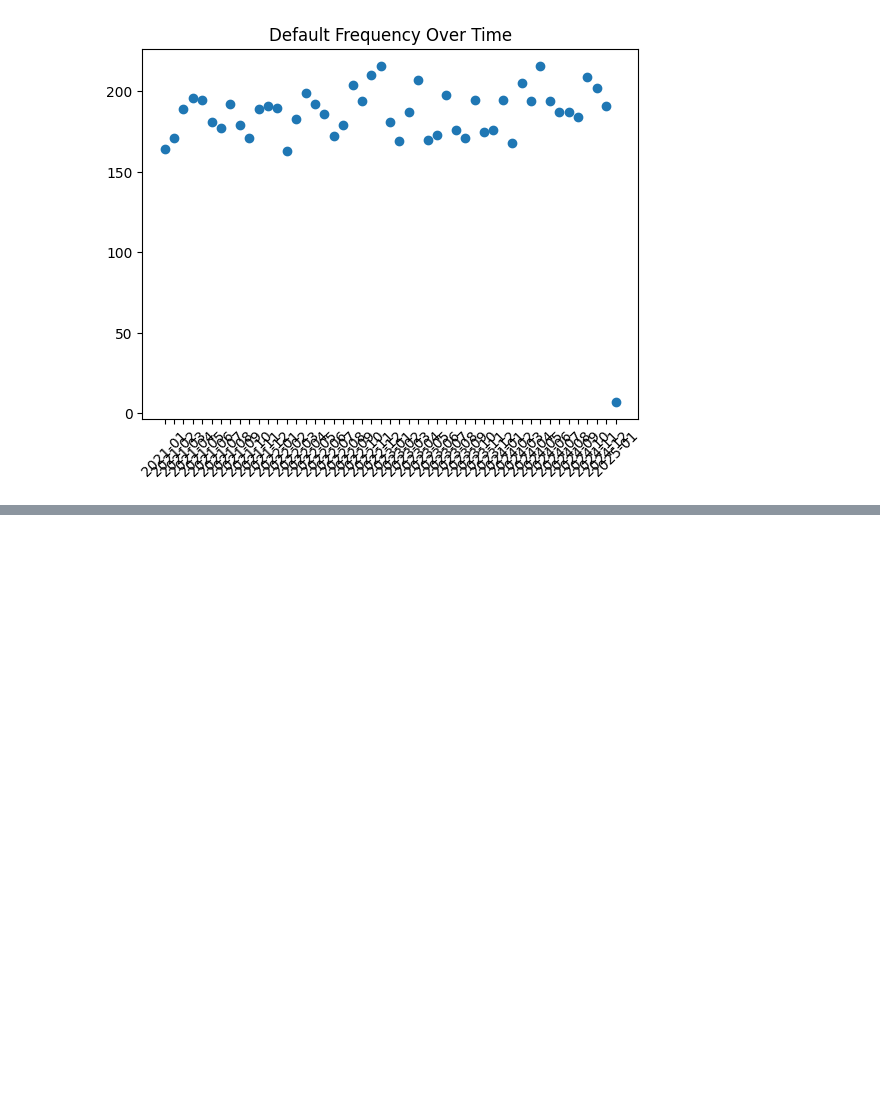
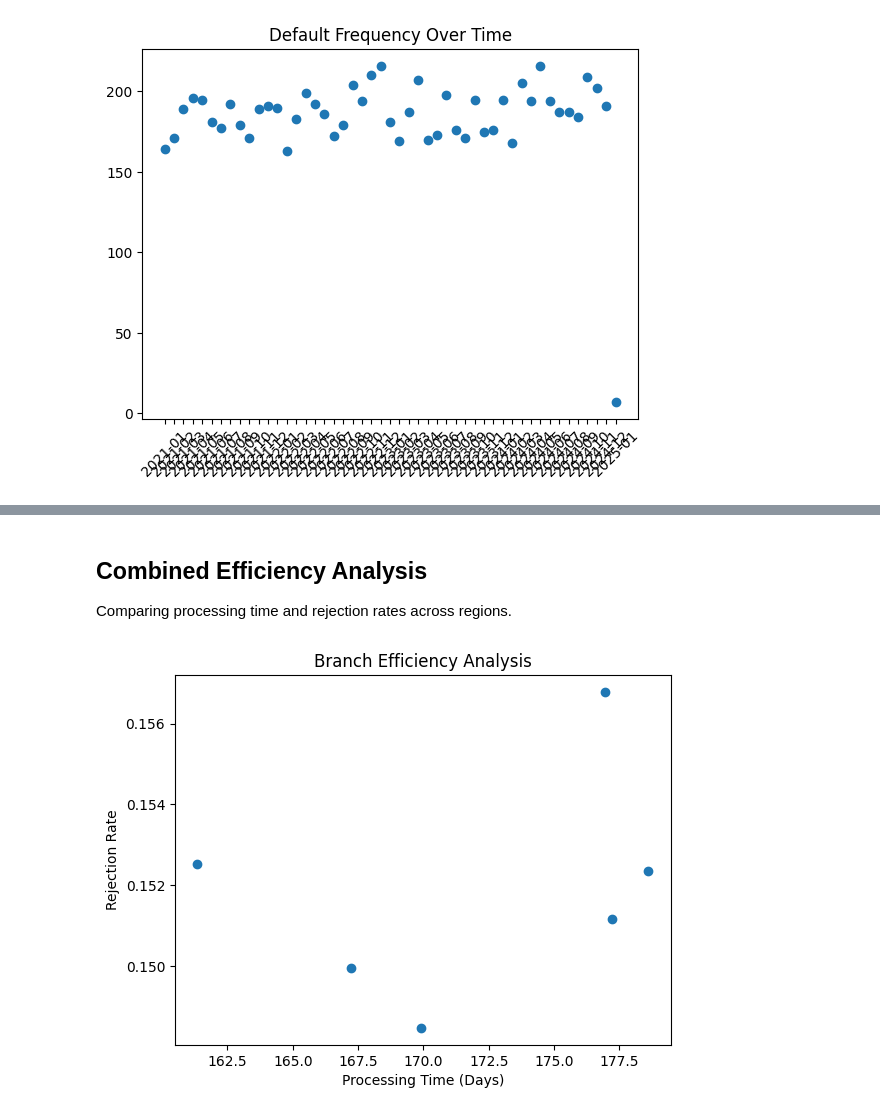
Before and after one commit to madhurmd/hero-fincorp-loan-analysis, a Jupyter notebook: notebooks/analysis.ipynb, the cells around one changed output, grey strips where cells are left out. Saved outputs shown, nothing was run; the diff lists cells and outputs as text; code cells hidden in the pictures; blank space fills up the shorter version.

```diff
--- a/notebooks/analysis.ipynb
+++ b/notebooks/analysis.ipynb
@@ -1828,0 +1893,20 @@ plt.show()
+# %% [markdown]
+## Combined Efficiency Analysis
+
+Comparing processing time and rejection rates across regions.
+# %%
+efficiency_df = pd.DataFrame({
+    'Processing_Time': region_time,
+    'Rejection_Rate': rejection_rate
+}).dropna()
+# %%
+plt.figure()
+plt.scatter(efficiency_df['Processing_Time'], efficiency_df['Rejection_Rate'])
+
+plt.xlabel("Processing Time (Days)")
+plt.ylabel("Rejection Rate")
+plt.title("Branch Efficiency Analysis")
+
+plt.show()
+# %% [output]
+[figure, added]
```
Also changed, not shown: parts of 16 cells of this notebook.
